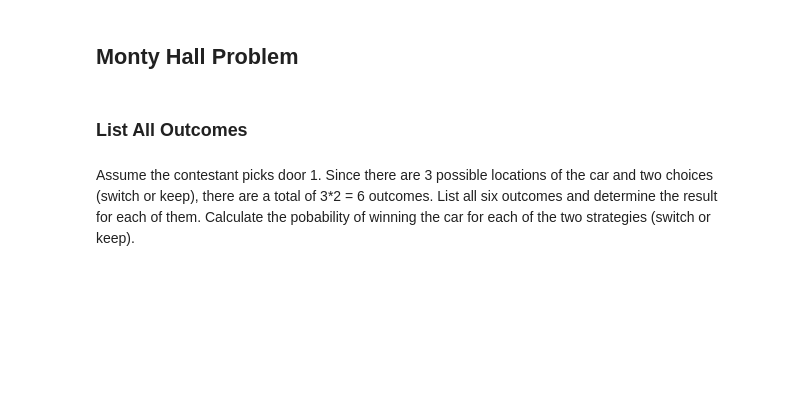
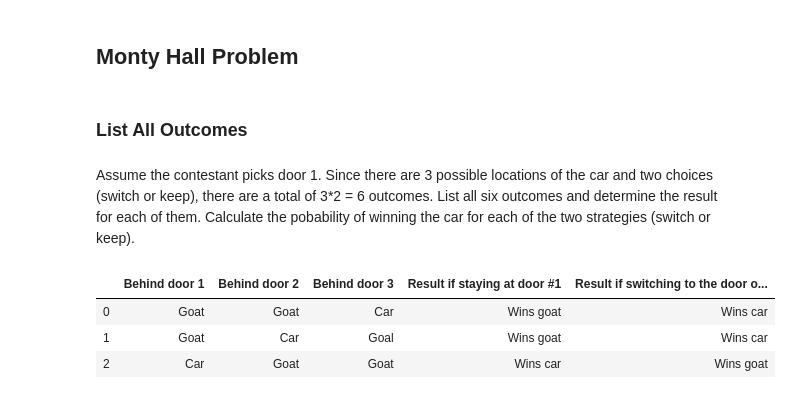
Before and after one commit to pots7878/Random_Processes, a Jupyter notebook: lab02_Random_Processes.ipynb, the cells around one changed output. Cells and saved outputs as stored; diff of their text form; code cells hidden in the pictures; blank space fills up the shorter version.

Commit message:
Monty Hall results displayed

```diff
--- a/lab02_Random_Processes.ipynb
+++ b/lab02_Random_Processes.ipynb
@@ -119,0 +121,15 @@ data = {'Behind door 1':['Goat', 'Goat', 'Car'],
+# %%
+data = {'Behind door 1':['Goat', 'Goat', 'Car'],
+        'Behind door 2':['Goat', 'Car', 'Goat'],
+        'Behind door 3':['Car', 'Goal', 'Goat'],
+        'Result if staying at door #1':['Wins goat', 'Wins goat', 'Wins car'],
+        'Result if switching to the door offered':['Wins car', 'Wins car','Wins goat']}
+# %%
+import pandas as pd
+df = pd.DataFrame(data)
+df
+# %% [output]
+|  | Behind door 1 | Behind door 2 | Behind door 3 | Result if staying at door #1 | Result if switching to the door o... |
+| 0 | Goat | Goat | Car | Wins goat | Wins car |
+| 1 | Goat | Car | Goal | Wins goat | Wins car |
+| 2 | Car | Goat | Goat | Wins car | Wins goat |
```
Also changed, not shown: parts of 6 cells of this notebook.
